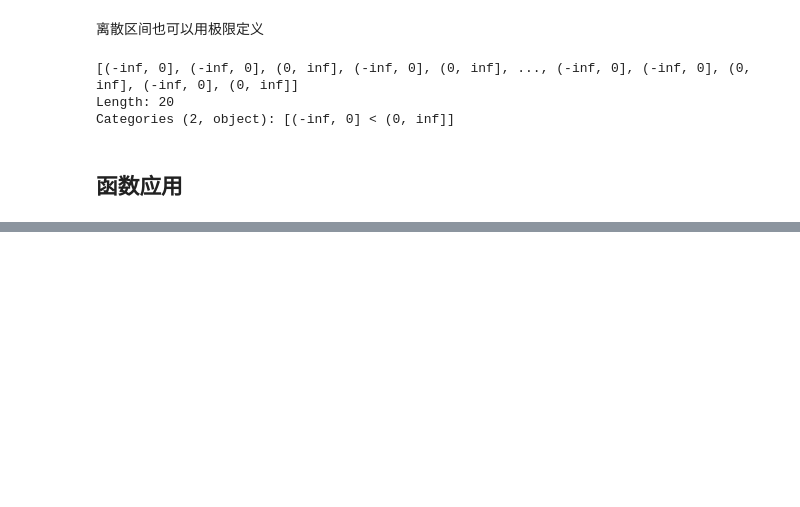
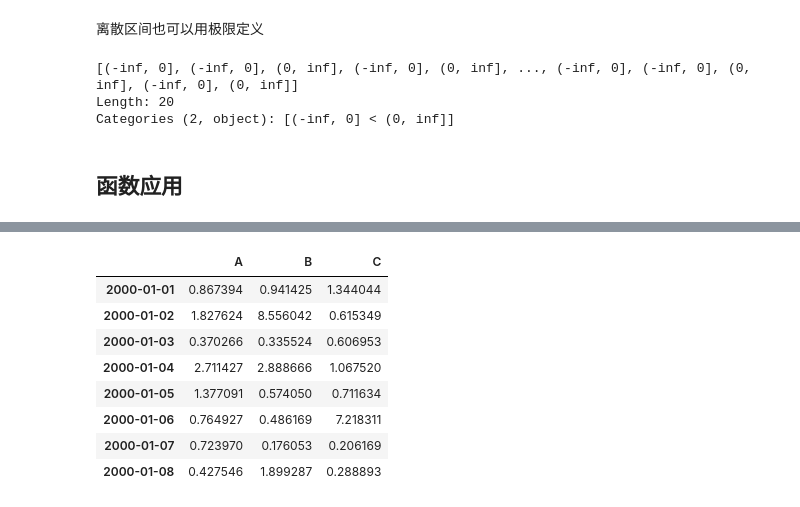
Before and after one commit to slofast/pandas-doc-zh, a Jupyter notebook: 数据结构的内置方法-Essential Basic Functionality.ipynb, the cells around one changed output, grey strips where cells are left out. Cells and saved outputs as stored; diff of their text form; code cells hidden in the pictures; blank space fills up the shorter version.

```diff
--- a/数据结构的内置方法-Essential Basic Functionality.ipynb
+++ b/数据结构的内置方法-Essential Basic Functionality.ipynb
@@ -947,0 +1015,12 @@ Categories (2, object): [(-inf, 0] < (0, inf]]
+# %%
+df.apply(np.exp)
+# %% [output]
+|  | A | B | C |
+| 2000-01-01 | 0.867394 | 0.941425 | 1.344044 |
+| 2000-01-02 | 1.827624 | 8.556042 | 0.615349 |
+| 2000-01-03 | 0.370266 | 0.335524 | 0.606953 |
+| 2000-01-04 | 2.711427 | 2.888666 | 1.067520 |
+| 2000-01-05 | 1.377091 | 0.574050 | 0.711634 |
+| 2000-01-06 | 0.764927 | 0.486169 | 7.218311 |
+| 2000-01-07 | 0.723970 | 0.176053 | 0.206169 |
+| 2000-01-08 | 0.427546 | 1.899287 | 0.288893 |
```
Also changed, not shown: parts of 56 cells of this notebook.
